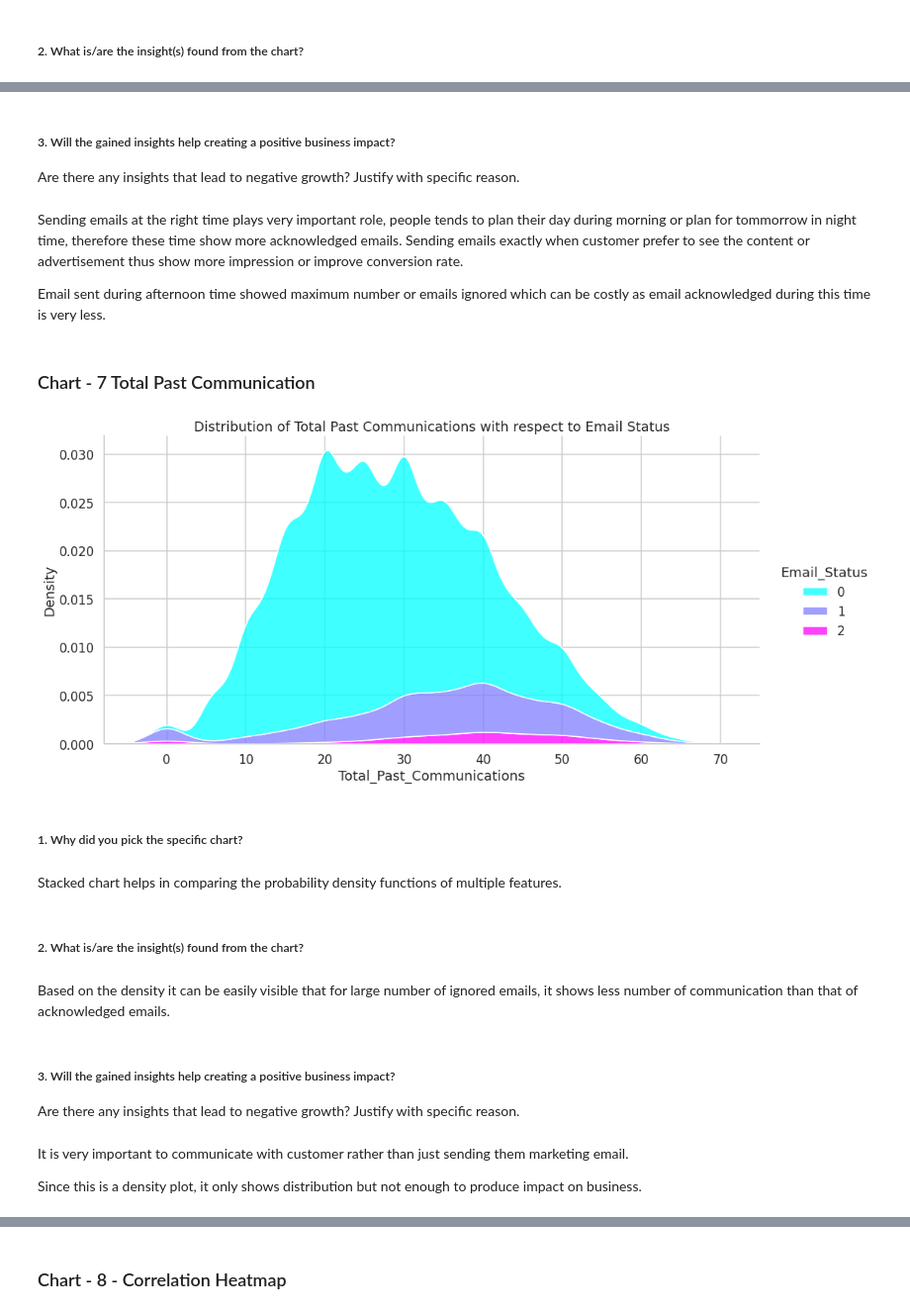
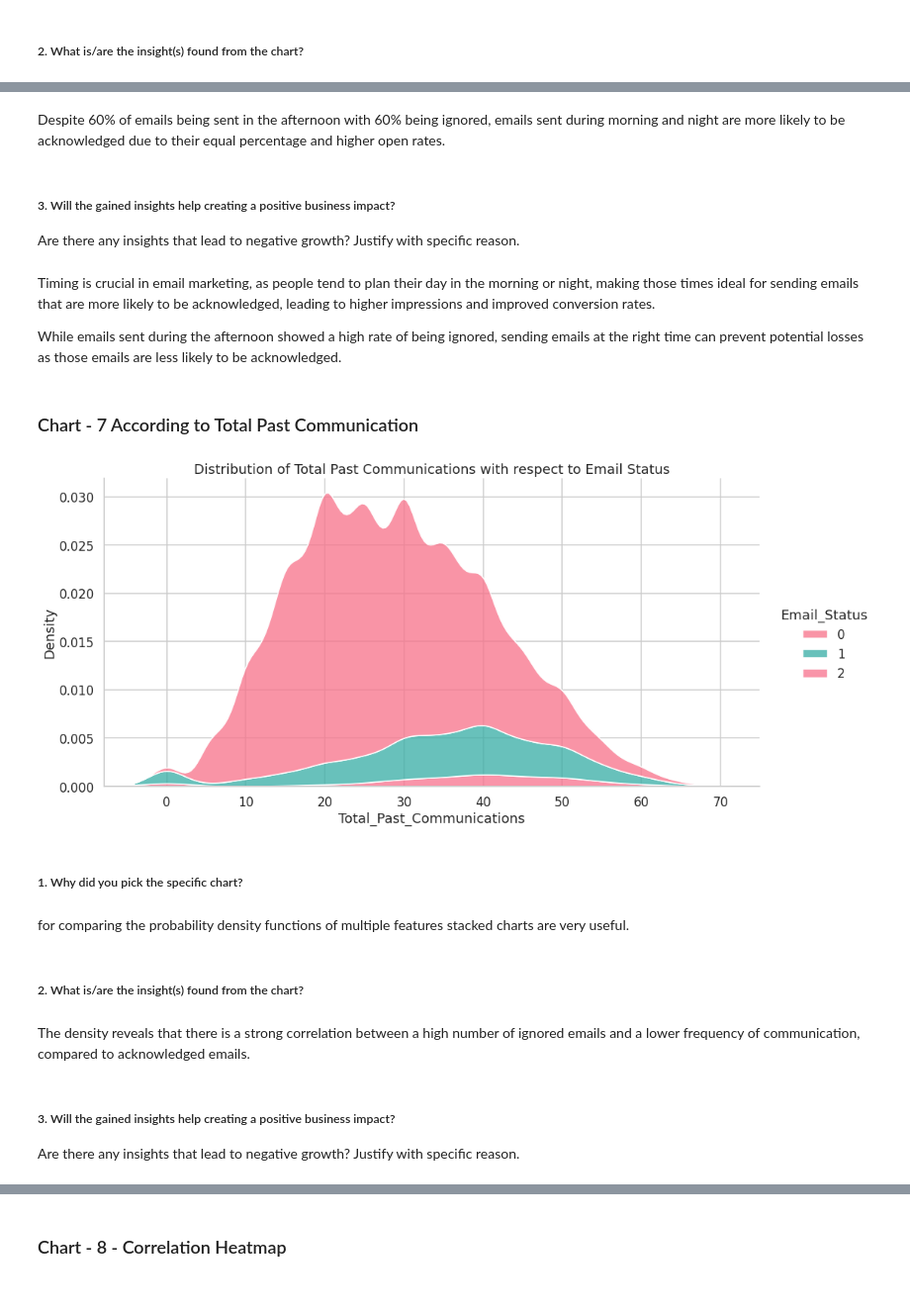
Before and after one commit to shyamsgadekar/Email_Campaign_Effectiveness_Prediction_shyam_gadekar, a Jupyter notebook: Email_Campaign_Effectiveness_Prediction_shyam_gadekar.ipynb, the cells around one changed output, grey strips where cells are left out. Shown at 99% size. Saved outputs shown, nothing was run; the diff lists cells and outputs as text; code cells hidden in the pictures.

```diff
--- a/Email_Campaign_Effectiveness_Prediction_shyam_gadekar.ipynb
+++ b/Email_Campaign_Effectiveness_Prediction_shyam_gadekar.ipynb
@@ -1047,34 +1027,31 @@ Since email sent in morning and night has equal percentage, overal email sent du
+# %% [markdown]
+Despite 60% of emails being sent in the afternoon with 60% being ignored, emails sent during morning and night are more likely to be acknowledged due to their equal percentage and higher open rates.
 # %% [markdown]
 ##### 3. Will the gained insights help creating a positive business impact?
 Are there any insights that lead to negative growth? Justify with specific reason.
-# %% [markdown]
-Sending emails at the right time plays very important role, people tends to plan their day during morning or plan for tommorrow in night time, therefore these time show more acknowledged emails. Sending emails exactly when customer prefer to see the content or advertisement thus show more impression or improve conversion rate.
-
-Email sent during afternoon time showed maximum number or emails ignored which can be costly as email acknowledged during this time is very less.
+# %% [markdown]
+Timing is crucial in email marketing, as people tend to plan their day in the morning or night, making those times ideal for sending emails that are more likely to be acknowledged, leading to higher impressions and improved conversion rates.
+
+While emails sent during the afternoon showed a high rate of being ignored, sending emails at the right time can prevent potential losses as those emails are less likely to be acknowledged.
 # %% [markdown]
-### Chart - 7 Total Past Communication
+### Chart - 7 According to Total Past Communication
 # %%
-# Chart - 7 visualization code
 ax = sns.displot(x='Total_Past_Communications', hue = 'Email_Status', data = df,
-            kind = 'kde', height=7, aspect=2, multiple='stack', palette='cool');
+            kind = 'kde', height=7, aspect=2, multiple='stack', palette='husl');
 
 plt.title('Distribution of Total Past Communications with respect to Email Status');
 plt.xlabel('Total_Past_Communications');
 plt.show()
 # %% [output]
-[figure, old version]
+[figure, new version]
 # %% [markdown]
 ##### 1. Why did you pick the specific chart?
 # %% [markdown]
-Stacked chart helps in comparing the probability density functions of multiple features.
+for comparing the probability density functions of multiple features stacked charts are very useful.
 # %% [markdown]
 ##### 2. What is/are the insight(s) found from the chart?
-# %% [markdown]
-Based on the density it can be easily visible that for large number of ignored emails, it shows less number of communication than that of acknowledged emails.
+# %% [markdown]
+The density reveals that there is a strong correlation between a high number of ignored emails and a lower frequency of communication, compared to acknowledged emails.
 # %% [markdown]
 ##### 3. Will the gained insights help creating a positive business impact?
 Are there any insights that lead to negative growth? Justify with specific reason.
-# %% [markdown]
-It is very important to communicate with customer rather than just sending them marketing email.
-
-Since this is a density plot, it only shows distribution but not enough to produce impact on business.
```
Also changed, not shown: parts of 55 cells of this notebook.
